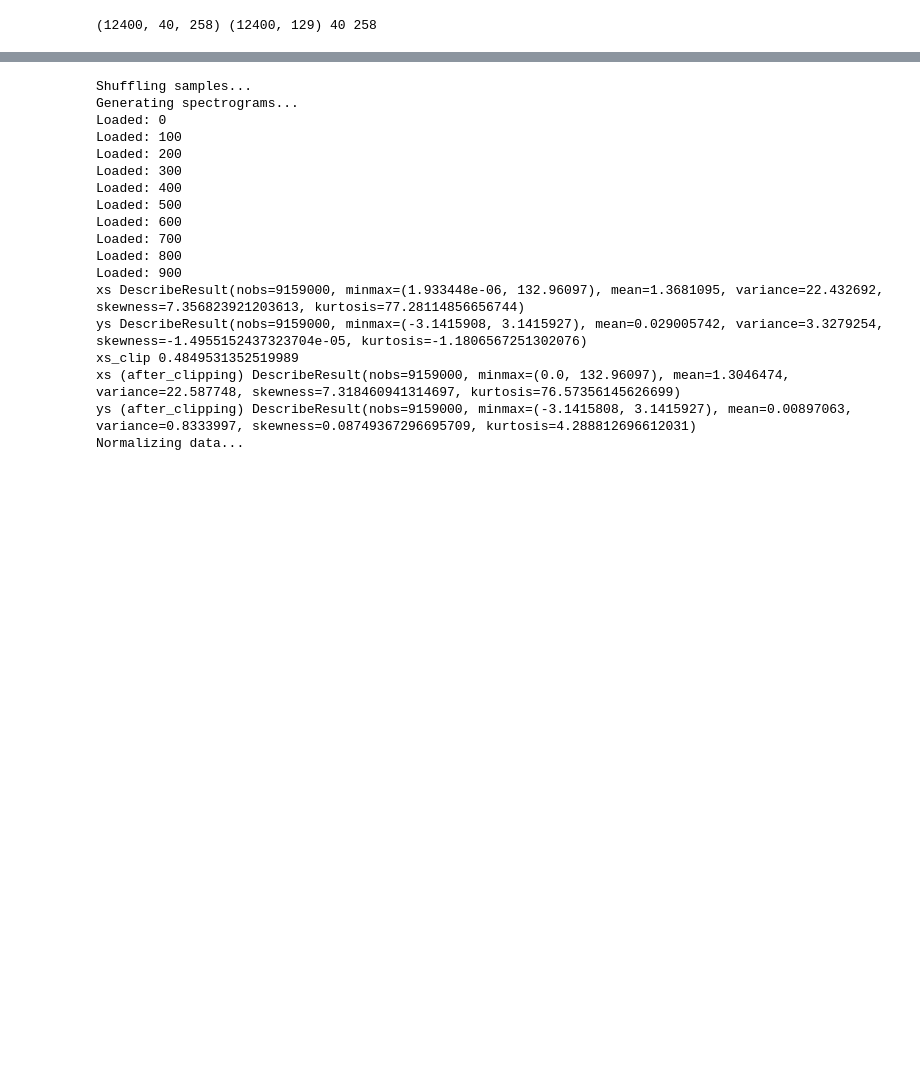
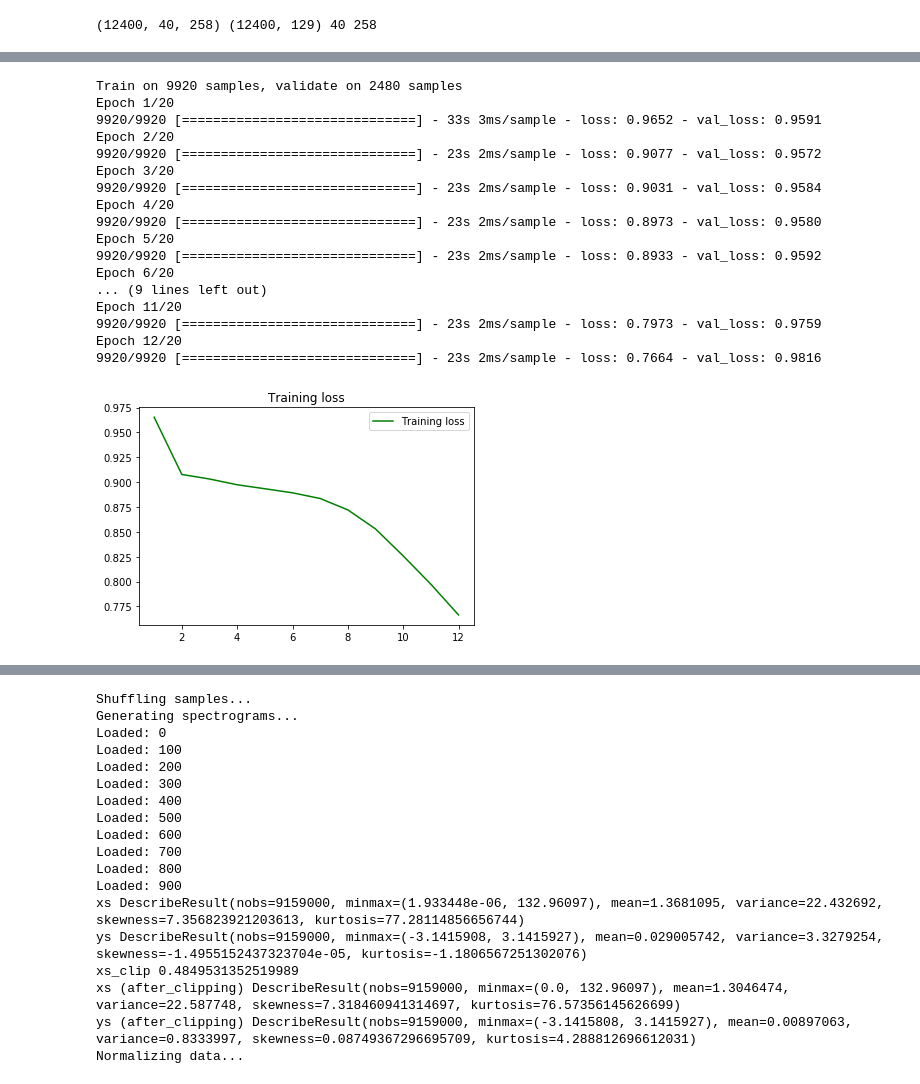
Before and after one commit to 0xfe/deepears, a Jupyter notebook: Phase_Reconstruction.ipynb, the cells around one changed output, grey strips where cells are left out. Cells and saved outputs as stored; diff of their text form; code cells hidden in the pictures; blank space fills up the shorter version.

Commit message:
Try multiheaded model

```diff
--- a/Phase_Reconstruction.ipynb
+++ b/Phase_Reconstruction.ipynb
@@ -416,0 +418,23 @@ Epoch 10/20
+# %%
+import tensorflow as tf
+from tensorflow.keras import layers
+
+feature_input = layers.Input(shape=(rows - 1, cols), name='features')
+question_input = layers.Input(shape=(cols // 2), name='question')
+
+feature_layers = layers.TimeDistributed(layers.Dense(cols))(feature_input)
+feature_layers = layers.Bidirectional(layers.GRU(rows * 2, dropout=0.2, recurrent_dropout=0.2, activation="relu", return_sequences=True))(feature_layers)
+feature_layers = layers.Bidirectional(layers.GRU(rows * 2, dropout=0.2, recurrent_dropout=0.2, activation="relu", return_sequences=True))(feature_layers)
+feature_layers = layers.Reshape(((rows - 1) * 160,))(feature_layers)
+
+question_layers = layers.Dense(ys.shape[1])(question_input)
+
+concatenated = layers.concatenate([feature_layers, question_layers])
+answer = layers.Dense(ys.shape[1])(concatenated)
+
+model = tf.keras.models.Model([feature_input, question_input], answer)
+
+model.summary()
+
+optimizer = tf.keras.optimizers.Adam(amsgrad=True)
+model.compile(loss='mean_squared_error', optimizer=optimizer)
@@ -416,0 +459,28 @@ Epoch 10/20
+# %%
+# Note the multipe inputs here. The first input is the spectrogram, excluding the very last
+# time window. The second input is the magnitudes for the single (question) timeslice. The
+# targets are still the phases for the question timeslice.
+
+history = model.fit([Xs[:,:-1,:], Xs[:,-1,:cols // 2]], Ys, epochs=20, batch_size=128, validation_split=0.2,
+  callbacks=[tf.keras.callbacks.EarlyStopping(monitor='val_loss', patience=10)])
+
+plot_history(history)
+# %% [output]
+Train on 9920 samples, validate on 2480 samples
+Epoch 1/20
+9920/9920 [==============================] - 33s 3ms/sample - loss: 0.9652 - val_loss: 0.9591
+Epoch 2/20
+9920/9920 [==============================] - 23s 2ms/sample - loss: 0.9077 - val_loss: 0.9572
+Epoch 3/20
+9920/9920 [==============================] - 23s 2ms/sample - loss: 0.9031 - val_loss: 0.9584
+Epoch 4/20
+9920/9920 [==============================] - 23s 2ms/sample - loss: 0.8973 - val_loss: 0.9580
+Epoch 5/20
+9920/9920 [==============================] - 23s 2ms/sample - loss: 0.8933 - val_loss: 0.9592
+Epoch 6/20
+... (9 lines left out)
+Epoch 11/20
+9920/9920 [==============================] - 23s 2ms/sample - loss: 0.7973 - val_loss: 0.9759
+Epoch 12/20
+9920/9920 [==============================] - 23s 2ms/sample - loss: 0.7664 - val_loss: 0.9816
+[figure, added]
```
Also changed, not shown: parts of 6 cells of this notebook.
